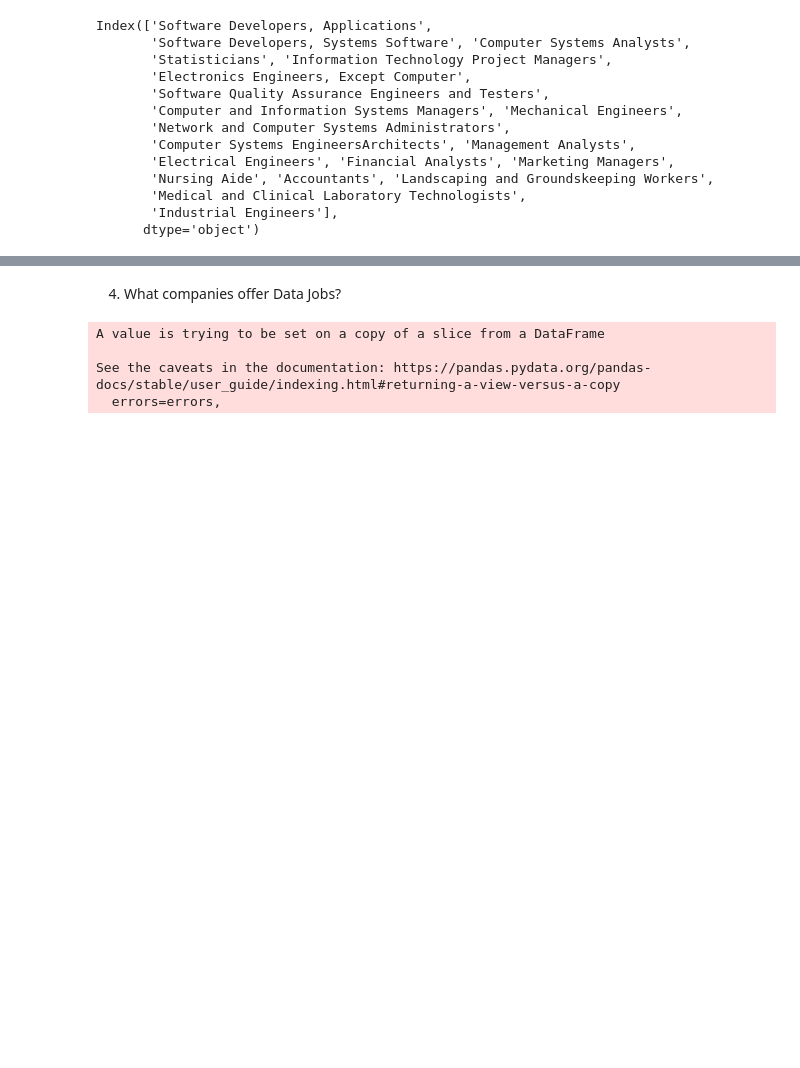
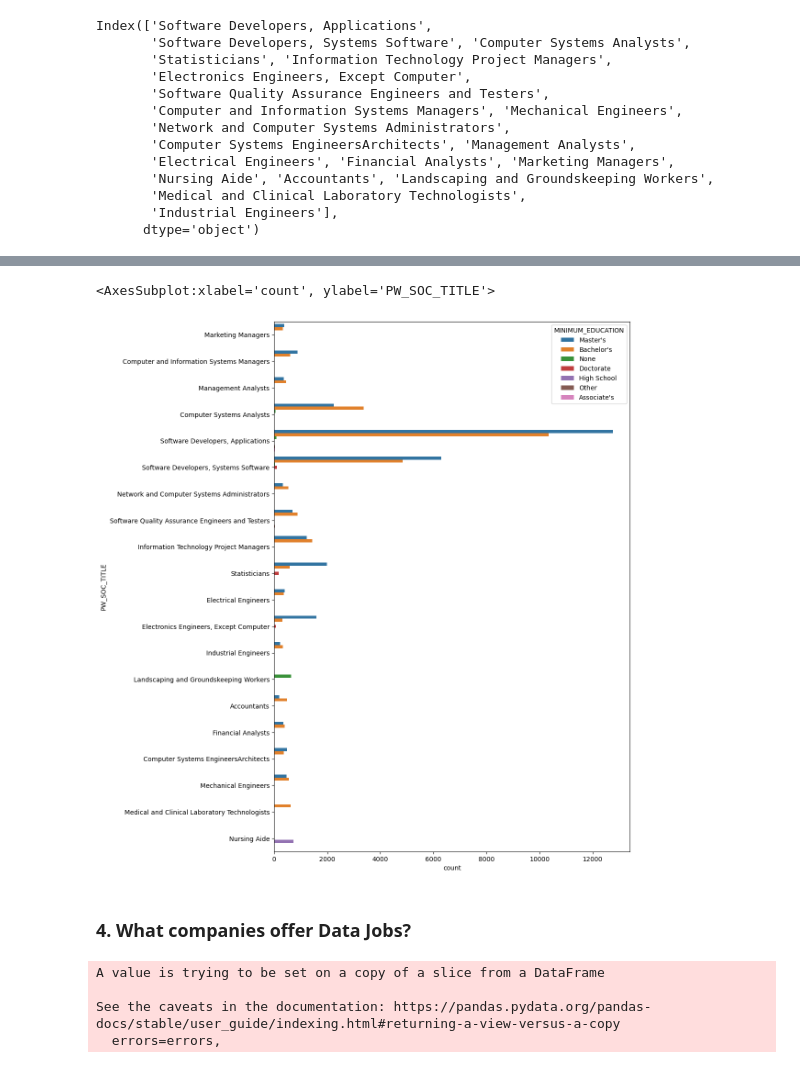
Before and after one commit to cindydao95/Exploration-Data-Analysis-on-US-Immigrants-PERM-Applications-Quarter-4-2022, a Jupyter notebook: src/notebook/perm-data-analytics.ipynb, the cells around one changed output, grey strips where cells are left out. Saved outputs shown, nothing was run; the diff lists cells and outputs as text; code cells hidden in the pictures; blank space fills up the shorter version.

```diff
--- a/src/notebook/perm-data-analytics.ipynb
+++ b/src/notebook/perm-data-analytics.ipynb
@@ -171,5 +167,13 @@ for job in top_job_titles:
+# %%
+sub = df1.loc[df1.PW_SOC_TITLE.isin(top_job_titles),:]
+# %%
+plt.figure(figsize=(10,15))
+sns.countplot(data =sub,y="PW_SOC_TITLE",hue='MINIMUM_EDUCATION')
+# %% [output]
+<AxesSubplot:xlabel='count', ylabel='PW_SOC_TITLE'>
+[figure, added]
 # %% [markdown]
-4. What companies offer Data Jobs?
+### 4. What companies offer Data Jobs?
 # %%
 #Data Engineering.
 #Define the functions to classify non-data related fields on one group,
```
Also changed, not shown: parts of 17 cells of this notebook.
